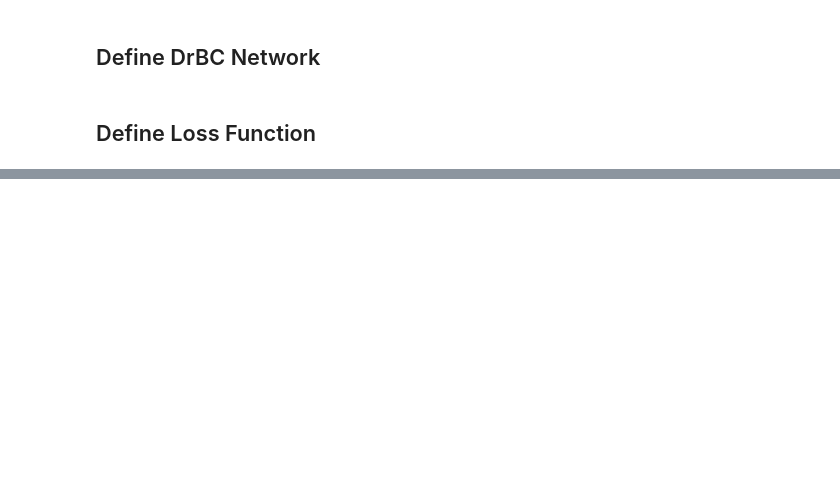
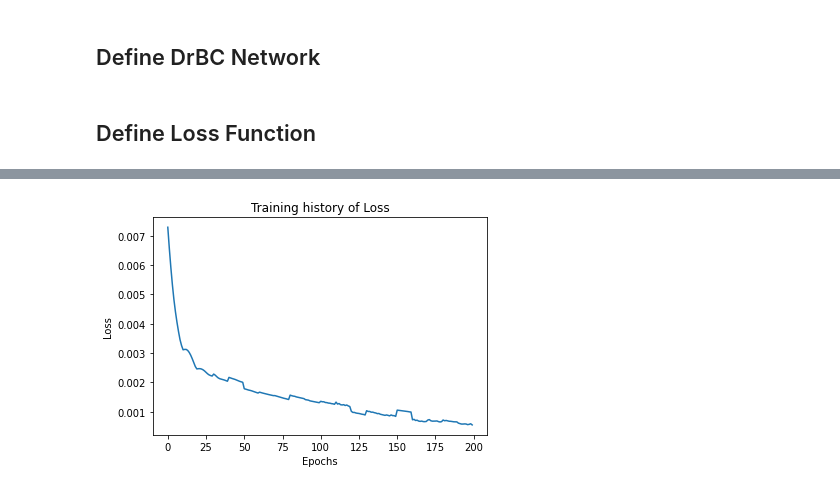
Before and after one commit to CrashedBboy/NCKU_MLG, a Jupyter notebook: homework1/MLG_Homework1.ipynb, the cells around one changed output, grey strips where cells are left out. Saved outputs shown, nothing was run; the diff lists cells and outputs as text; code cells hidden in the pictures; blank space fills up the shorter version.

Commit message:
generate synthetic graphs for training

```diff
--- a/homework1/MLG_Homework1.ipynb
+++ b/homework1/MLG_Homework1.ipynb
@@ -255,7 +210,0 @@ optimizer = optim.Adam(drbc.parameters(), lr=LEARNING_RATE)
-# %%
-# prepare data x
-x = torch.ones([node_number, 3])
-for i in range(node_number):
-    x[i][0] = degrees[i]
-
-x[:3]
@@ -266,11 +210,0 @@ tensor([[239.,   1.,   1.],
-# %%
-history = torch.zeros([EPOCHS])
-for i in range(EPOCHS):
-
-    optimizer.zero_grad()   # zero the gradient buffers
-    z = drbc(x)
-    loss = SoftmaxLoss(z, node_scores.unsqueeze(1))
-    print("Loss: {}".format(loss))
-    history[i] = loss
-    loss.backward()
-    optimizer.step()
@@ -308,0 +211,57 @@ plt.show()
+# %%
+TRAINING_GRAPHS = 20
+GRAPH_NODES = 500
+LEARNING_RATE = 0.0001
+EPOCHS = 10
+
+INPUT_DIMENSION = 3
+EMBEDDING_DIMENSION = 128
+
+# create model entity
+drbc = DrBCNetwork(input_dimension=INPUT_DIMENSION, embedding_dimension=EMBEDDING_DIMENSION)
+
+# create optimizer (Adam used)
+optimizer = optim.Adam(drbc.parameters(), lr=LEARNING_RATE)
+
+# record the training loss
+history = torch.zeros([TRAINING_GRAPHS * EPOCHS])
+
+for i in range(TRAINING_GRAPHS):
+
+    print("=== Training on Graph {}".format(i))
+
+    # generate graph G
+    graph = nx.powerlaw_cluster_graph(n=GRAPH_NODES, m=4, p=0.05)
+
+    # get betweeness centrality of graph's nodes, format it into scores
+    node_scores = torch.Tensor(list(nx.betweenness_centrality(graph).values())).unsqueeze(1) # torch.Size([GRAPH_NODES, 1])
+
+    # recalculate aggregation weights, neighborhood lookup and node degrees
+    drbc.set_graph(graph)
+
+    # prepare input data x
+    degrees = drbc.get_graph_degrees()
+    x = torch.ones([GRAPH_NODES, 3])
+    for j in range(GRAPH_NODES):
+        x[j][0] = degrees[j]
+
+    # training
+    for j in range(EPOCHS):
+        optimizer.zero_grad()   # zero the gradient buffers
+        z = drbc(x)
+        loss = SoftmaxLoss(z, node_scores)
+
+        if (j % 5 == 0):
+            print("Epoch {}'s loss: {}".format(j, loss))
+
+        history[i*EPOCHS + j] = loss
+        loss.backward()
+        optimizer.step()
+
+# plot the loss
+plt.plot(history.detach().numpy())
+plt.xlabel("Epochs")
+plt.ylabel("Loss")
+plt.title("Training history of Loss")
+plt.show()
+# %% [output]
@@ -308,0 +285 @@ plt.show()
+[figure, added]
```
Also changed, not shown: parts of 19 cells of this notebook.
